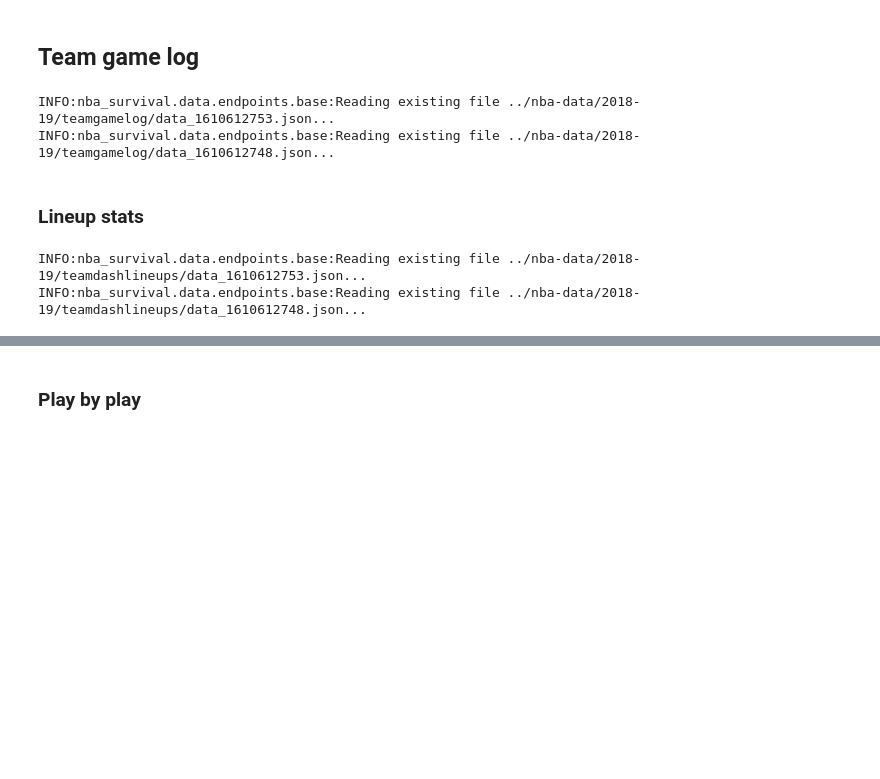
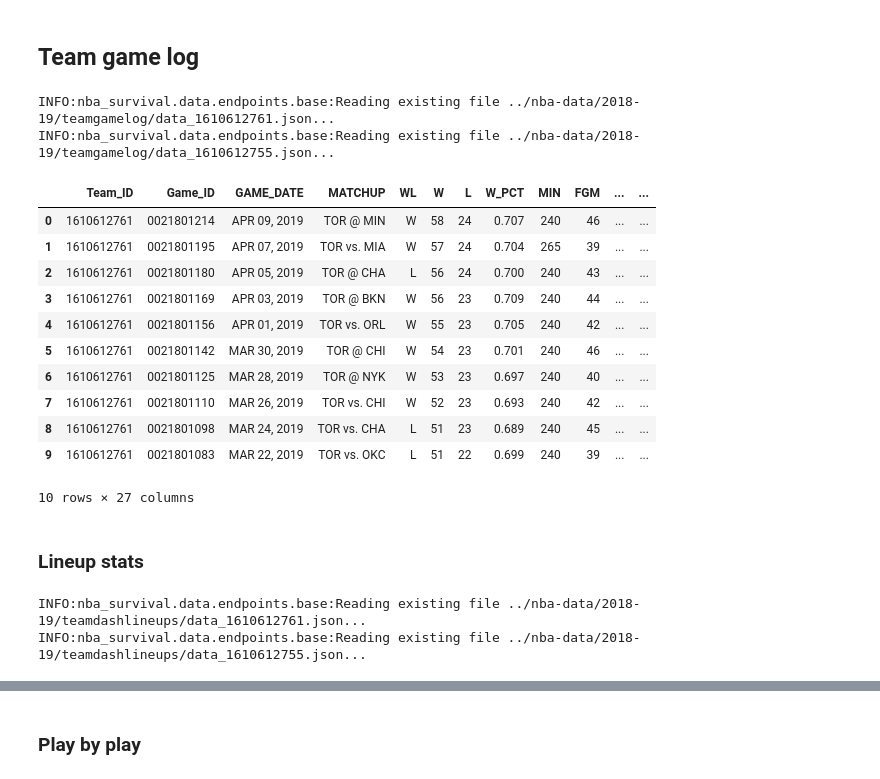
Before and after one commit to ak-gupta/nbaspa, a Jupyter notebook: notebooks/Testing out the pipeline.ipynb, the cells around one changed output, grey strips where cells are left out. Saved outputs shown, nothing was run; the diff lists cells and outputs as text; code cells hidden in the pictures; blank space fills up the shorter version.

```diff
--- a/notebooks/Testing out the pipeline.ipynb
+++ b/notebooks/Testing out the pipeline.ipynb
@@ -32,26 +46,41 @@ INFO:nba_survival.data.endpoints.base:Reading existing file ../nba-data/2018-19/
 # %% [markdown]
 ## Team game log
 # %%
-hlog = TeamGameLog(TeamID=1610612753, output_dir="../nba-data/2018-19")
-vlog = TeamGameLog(TeamID=1610612748, output_dir="../nba-data/2018-19")
+hlog = TeamGameLog(TeamID=1610612761, output_dir="../nba-data/2018-19")
+vlog = TeamGameLog(TeamID=1610612755, output_dir="../nba-data/2018-19")
 hlog.load()
 vlog.load()
 
 homegamelog = hlog.get_data()
 visitorgamelog = vlog.get_data()
 # %% [output]
-INFO:nba_survival.data.endpoints.base:Reading existing file ../nba-data/2018-19/teamgamelog/data_1610612753.json...
-INFO:nba_survival.data.endpoints.base:Reading existing file ../nba-data/2018-19/teamgamelog/data_1610612748.json...
+INFO:nba_survival.data.endpoints.base:Reading existing file ../nba-data/2018-19/teamgamelog/data_1610612761.json...
+INFO:nba_survival.data.endpoints.base:Reading existing file ../nba-data/2018-19/teamgamelog/data_1610612755.json...
+# %%
+homegamelog.head(n=10)
+# %% [output]
+|  | Team_ID | Game_ID | GAME_DATE | MATCHUP | WL | W | L | W_PCT | MIN | FGM | ... | ... |
+| 0 | 1610612761 | 0021801214 | APR 09, 2019 | TOR @ MIN | W | 58 | 24 | 0.707 | 240 | 46 | ... | ... |
+| 1 | 1610612761 | 0021801195 | APR 07, 2019 | TOR vs. MIA | W | 57 | 24 | 0.704 | 265 | 39 | ... | ... |
+| 2 | 1610612761 | 0021801180 | APR 05, 2019 | TOR @ CHA | L | 56 | 24 | 0.700 | 240 | 43 | ... | ... |
+| 3 | 1610612761 | 0021801169 | APR 03, 2019 | TOR @ BKN | W | 56 | 23 | 0.709 | 240 | 44 | ... | ... |
+| 4 | 1610612761 | 0021801156 | APR 01, 2019 | TOR vs. ORL | W | 55 | 23 | 0.705 | 240 | 42 | ... | ... |
+| 5 | 1610612761 | 0021801142 | MAR 30, 2019 | TOR @ CHI | W | 54 | 23 | 0.701 | 240 | 46 | ... | ... |
+| 6 | 1610612761 | 0021801125 | MAR 28, 2019 | TOR @ NYK | W | 53 | 23 | 0.697 | 240 | 40 | ... | ... |
+| 7 | 1610612761 | 0021801110 | MAR 26, 2019 | TOR vs. CHI | W | 52 | 23 | 0.693 | 240 | 42 | ... | ... |
+| 8 | 1610612761 | 0021801098 | MAR 24, 2019 | TOR vs. CHA | L | 51 | 23 | 0.689 | 240 | 45 | ... | ... |
+| 9 | 1610612761 | 0021801083 | MAR 22, 2019 | TOR vs. OKC | L | 51 | 22 | 0.699 | 240 | 39 | ... | ... |
+10 rows × 27 columns
 # %% [markdown]
 ### Lineup stats
 # %%
-awaylineup = TeamLineups(TeamID=1610612748, output_dir="../nba-data/2018-19")
-homelineup = TeamLineups(TeamID=1610612753, output_dir="../nba-data/2018-19")
+awaylineup = TeamLineups(TeamID=1610612755, output_dir="../nba-data/2018-19")
+homelineup = TeamLineups(TeamID=1610612761, output_dir="../nba-data/2018-19")
 homelineup.load()
 awaylineup.load()
 
 homelineupstats = homelineup.get_data("Lineups")
 awaylineupstats = awaylineup.get_data("Lineups")
 # %% [output]
-INFO:nba_survival.data.endpoints.base:Reading existing file ../nba-data/2018-19/teamdashlineups/data_1610612753.json...
-INFO:nba_survival.data.endpoints.base:Reading existing file ../nba-data/2018-19/teamdashlineups/data_1610612748.json...
+INFO:nba_survival.data.endpoints.base:Reading existing file ../nba-data/2018-19/teamdashlineups/data_1610612761.json...
+INFO:nba_survival.data.endpoints.base:Reading existing file ../nba-data/2018-19/teamdashlineups/data_1610612755.json...
```
Also changed, not shown: parts of 13 cells of this notebook.
